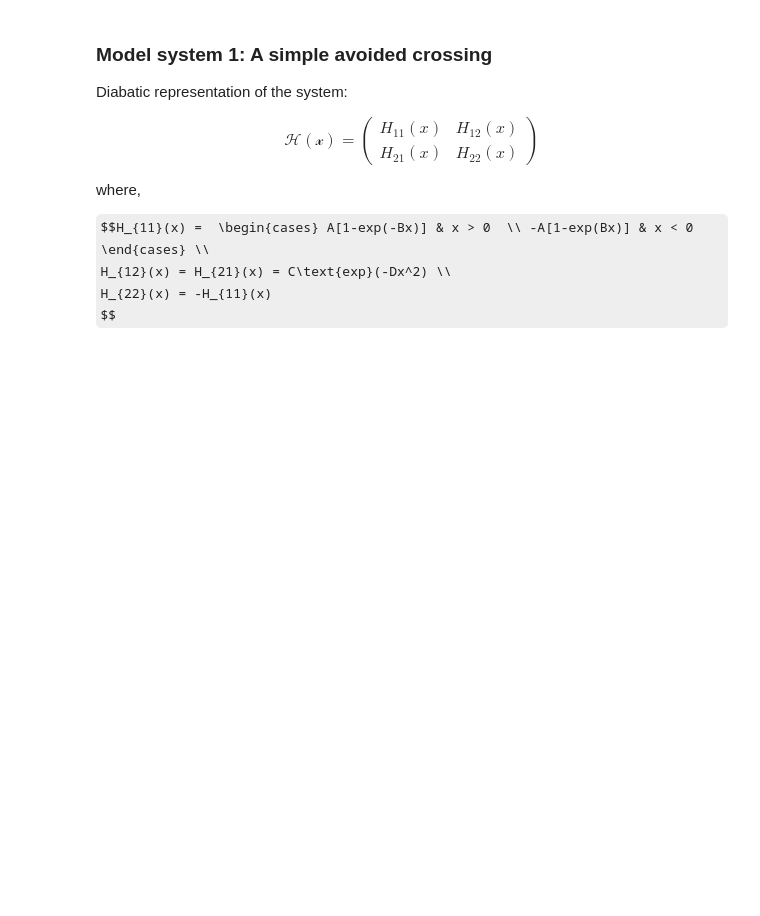
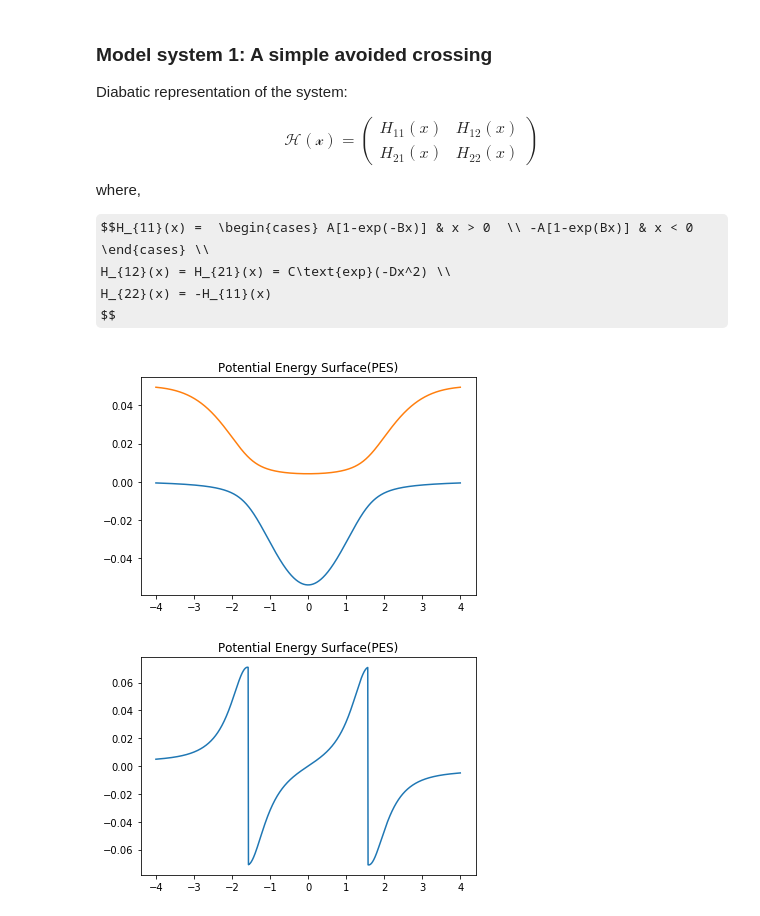
Before and after one commit to crangi/TSH-FSSH, a Jupyter notebook: notebooks/tsh_models.ipynb, the cells around one changed output. Cells and saved outputs as stored; diff of their text form; code cells hidden in the pictures; some formulas as TeX source; blank space fills up the shorter version.

Commit message:
added module to plot nac

```diff
--- a/notebooks/tsh_models.ipynb
+++ b/notebooks/tsh_models.ipynb
@@ -32,7 +32,7 @@ def simple_avoided(x,A=0.01,B=1.6,C=0.005,D=1):
 
 def dual_avoided(x,A=0.1,B=0.28,C=0.015,D=0.06,E0=0.05):
     H_11 = 0;
-    H_12 = H_21 = C*np.exp(-1.6*D*x**2)
+    H_12 = H_21 = C*np.exp(-1*D*x**2)
     H_22 = -1*A*np.exp(-1*B*x**2) + E0
     return np.array([[H_11,H_12],[H_21,H_22]])
 
@@ -60,3 +60,48 @@ def plot_pes(model, xmin, xmax):
     plt.plot(x,y[:,1], label = 'Excited state')
     plt.title('Potential Energy Surface(PES)')
     plt.show()
+
+def grad_H(x,model):
+
+    if model == 1:
+        A=0.01;B=1.6;C=0.005;D=1
+        if x > 0:
+            H_11 = A*B*np.exp(-1*B*x)#A*(1-np.exp(-1*B*x))
+        else:
+            H_11 = A*B*np.exp(B*x)
+        H_12 = H_21 = -2*D*x*C*np.exp(-1*D*x**2)
+        H_22 = -1*H_11
+        return np.array([[H_11,H_12],[H_21,H_22]])
+    if model == 2:
+        A=0.1;B=0.28;C=0.015;D=0.06;E0=0.05
+        H_11 = 0;
+        H_12 = H_21 = -1*D*2*x*C*np.exp(-1*D*x**2)
+        H_22 = 2*B*x*A*np.exp(-1*B*x**2)
+        return np.array([[H_11,H_12],[H_21,H_22]])
+    if model == 3:
+        A=0.0006;B=0.1;C=0.9
+        H_11 = 0
+        H_22 = 0
+        if x > 0: H_12 = H_21 = B*C*np.exp(-1*C*x)
+        else: H_12 = H_21 = B*C*np.exp(C*x)
+        return np.array([[H_11,H_12],[H_21,H_22]])
+
+def plot_nac(model, xmin, xmax):
+    import matplotlib.pylab as plt
+    dx = 0.001
+    x = np.linspace(xmin,xmax,1001)
+    nac = np.zeros([len(x),2,])
+    for k in range(len(x)):
+        w,v = np.linalg.eigh(dual_avoided(x[k]))
+        nac[k][0] = (v[:,0].dot(grad_H(x[k],model)).dot(v[:,1]))/(w[1]-w[0])
+        nac[k][1] = -1*nac[k][0]
+    #plt.plot(x,nac[:,0]/12, label = 'nac1')
+    plt.plot(x,nac[:,1]/12, label = 'nac2')
+    plt.title('Potential Energy Surface(PES)')
+    plt.show()
+# %%
+plot_pes(2,-4,4)
+plot_nac(2,-4,4)
+# %% [output]
+[figure, added]
+[figure, added]
```
